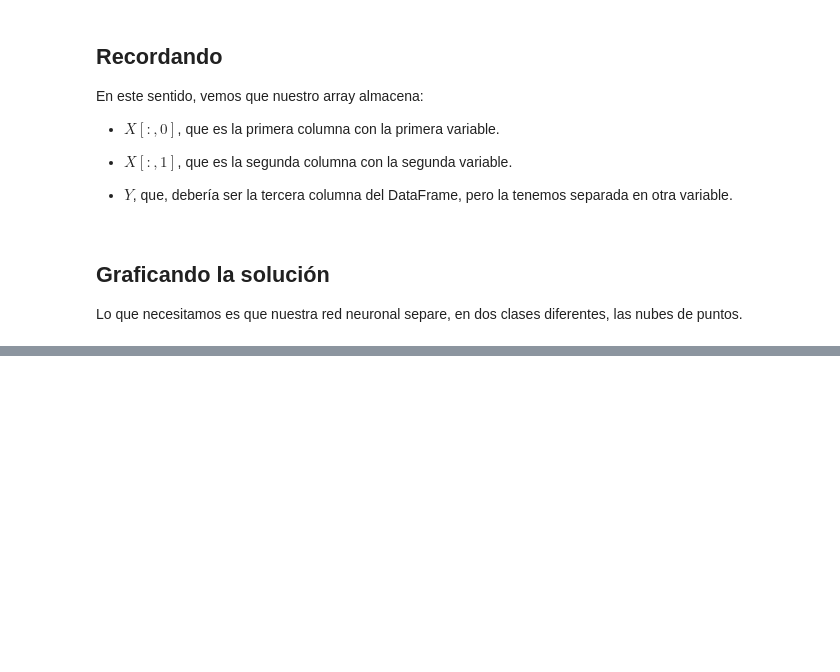
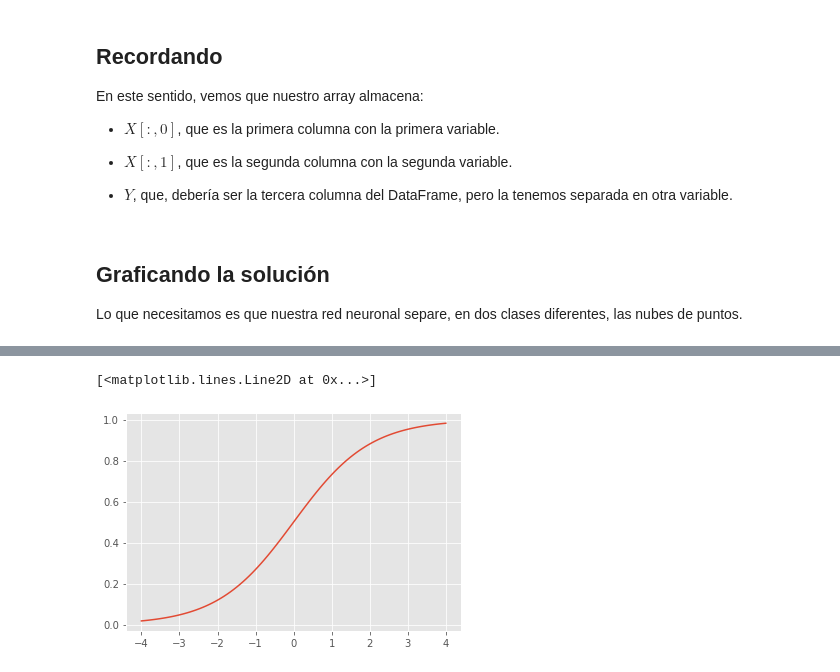
Before and after one commit to adinamarca/notebooks, a Jupyter notebook: PY/ML/4_redes_neuronales/notebook.ipynb, the cells around one changed output, grey strips where cells are left out. Drawn from its saved outputs; the diff is of its cells as text; code cells hidden in the pictures; blank space fills up the shorter version.

```diff
--- a/PY/ML/4_redes_neuronales/notebook.ipynb
+++ b/PY/ML/4_redes_neuronales/notebook.ipynb
@@ -909,0 +984,14 @@ En esta celda debería ir código... Pero nuevamente deberé hacer una pausa par
+# %%
+# FUNCIONES DE ACTIVACIÓN
+
+# La implementamos como función anónima, donde si recordamos el n de entradas se mapea y distorsiona en un rango que va desde 0 a 1
+sigm = lambda x: 1 / (1 + np.e ** (-x))
+
+# Variable generada de forma lineal, que va de -5 a 5 con 100 valores
+_x = np.linspace(-4, 4, 100)
+
+# La graficamos
+plt.plot(_x, sigm(_x))
+# %% [output]
+[<matplotlib.lines.Line2D at 0x...>]
+[figure, added]
```
Also changed, not shown: parts of 21 cells of this notebook, 2 other files.
